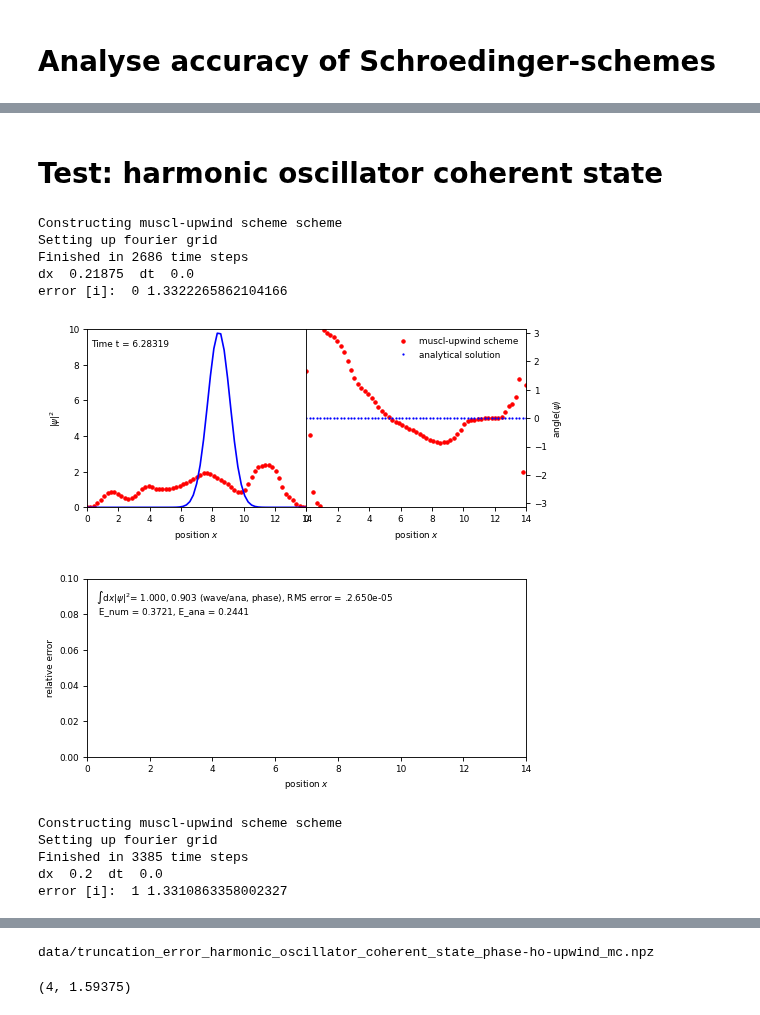
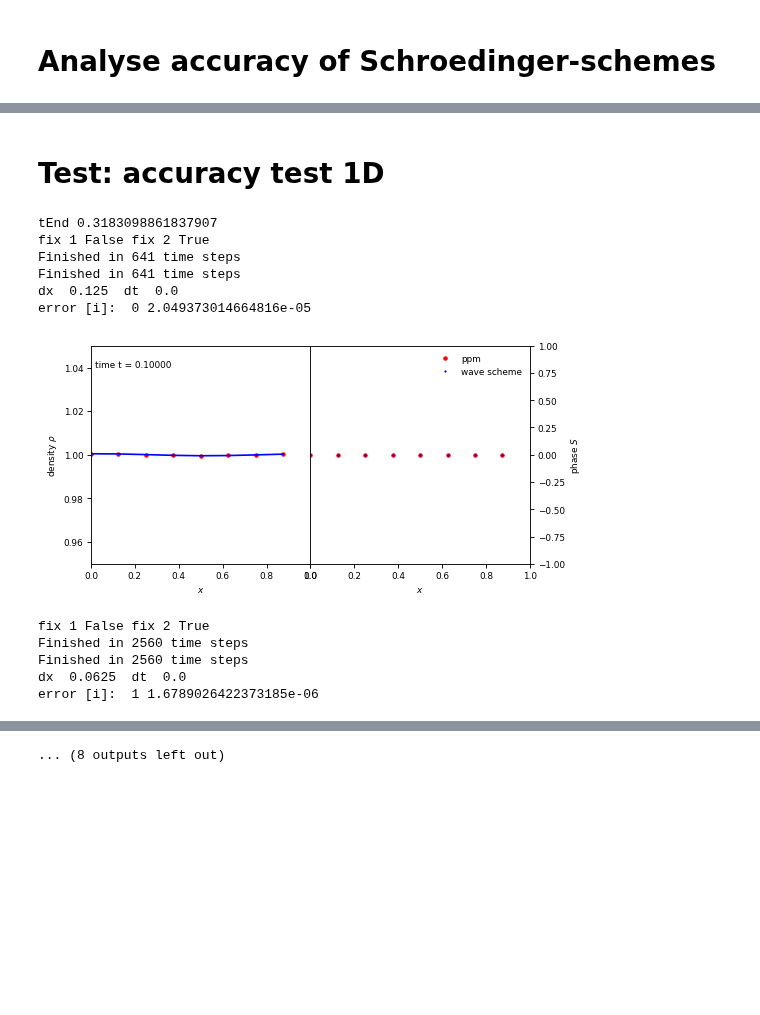
Before and after one commit to KunkelAlexander/fdm-hybrid-scheme, a Jupyter notebook: truncation_error_analysis.ipynb, the cells around one changed output, grey strips where cells are left out. Cells and saved outputs as stored; diff of their text form; code cells hidden in the pictures; blank space fills up the shorter version.

Commit message:
Working third-order phase scheme!

```diff
--- a/truncation_error_analysis.ipynb
+++ b/truncation_error_analysis.ipynb
@@ -77,18 +77,20 @@ from IPython.display import display, Markdown, Latex
 %run src/advection_test_suite.py
 # %%
 test_list = ["gaussian", "tophat"]
-schemes = ["upwind", "sou with limiter", "ppm"]
+schemes = ["upwind", "muscl", "ppm"]
 error_lists = []
 for t in test_list:
     error_list = []
     for s in schemes:
         config = getBaseConfig()
+        config["fix1"] = True
+        config["fix2"] = True
         e, _, _ = analyseError(
             algorithms[s],
             config,
             tests[t],
             tests[t],
-            N=5,
+            N=7,
             increaseSpatialResolution = 2,
             increaseTemporalResolution = 1,
             debug=False,
@@ -140,0 +171,12 @@ for j, t in enumerate(test_list):
+# %%
+for j, t in enumerate(test_list):
+    e0 = error_lists[j][-1][0]
+    xx = np.arange(len(error_lists[j][0]))
+    plt.title("Truncation error fix1 and fix2")
+    for i, label in enumerate(schemes):
+        plt.plot(xx, np.log(error_lists[j][i])/np.log(2) , label=label)
+    plt.plot(xx, np.log(e0 * 1/2**(xx)  ) / np.log(2), label="Linear")
+    plt.plot(xx, np.log(e0 * 1/2**(2*xx)) / np.log(2), label="Quadratic")
+    plt.plot(xx, np.log(e0 * 1/2**(3*xx)) / np.log(2), label="Cubic")
+    plt.legend()
+    plt.show()
@@ -147,19 +438,28 @@ from IPython.display import display, Markdown, Latex
 # %%
-N = 6
+N = 3
 #test_names_1d  = ['accuracy test']
-test_names  = ["harmonic oscillator coherent state"]
-#test_names  = ['periodic gaussian wave packet']
-#test_names  = ['perturbation wave 2D', 'perturbation wave 3D']
+#test_names  = ["harmonic oscillator coherent state"]
+test_names  = ["accuracy test 1D"]
+#test_names  = ['cosmo 2D']
 #test_names = ['periodic gaussian wave packet']#, 'accuracy test 3D']
-schemes_for_accuracy_test = ["phase-ho-upwind_mc"]#, "phase-ho-upwind_mc"]#, "phase-ho-upwind_leer", "phase-ho-upwind_albada"]
+schemes_for_accuracy_test = ["my_ppm", "phase-ho-upwind", "phase-upwind"]#, "phase-ho-upwind_leer", "phase-ho-upwind_albada"]
 #schemes_for_accuracy_test = ["phase-ho-upwind_albada"]"wave-ftcs2", "wave-ftcs4",
 advection  = False
-waveScheme = None#wave_schemes.SpectralScheme
+waveScheme = wave_schemes.SpectralScheme
 
-increaseSpatialResolution  = 1.1
+def ppmConfig(c):
+    c["stencilOrder"] = 3
+    c["timeOrder"]    = 2
+    c["fix1"] = False
+    c["fix2"] = True
+    c["phaseYlim"] = [-1, 1]
+    c["C_parabolic"] = 0.01
+
+increaseSpatialResolution  = 2
 increaseTemporalResolution = 1
 suffix = ""
 plotRuns = True
+scheme_list["my_ppm"] = [PPMScheme, ppmConfig]
 
 for test_name in test_names:
     test, testConfig, potential = test_list[test_name]
@@ -171,46 +471,44 @@ for test_name in test_names:
     for scheme_name in schemes_for_accuracy_test:
         scheme, schemeConfig = scheme_list[scheme_name]
 
         c = getBaseConfig()
         testConfig(c)
         schemeConfig(c)
-        c["timeOrder"] = 2
-        c["stencilOrder"] = 4
-        c["C_parabolic"] = 0.1
-        c["C_velocity"] = 0.25
+        c["tEnd"] = 0.1
 
         p, dx, dt = analyseError(
             scheme,
             c,
             test,
             test,
             N=N,
             increaseTemporalResolution = increaseTemporalResolution,
             increaseSpatialResolution = increaseSpatialResolution,
             debug=plotRuns,
             waveScheme= waveScheme,
             advection = advection,
             potential = potential
         )
 
         truncations_errors[scheme_name] = {
             "errors": p,
             "dx": dx,
             "dt": dt
         }
         filename = "data/truncation_error_" + test_name.replace(" ", "_") + "_" + scheme_name.replace(" ", "_") + suffix + ".npz"
         print(filename)
         np.savez(filename, **(truncations_errors[scheme_name]))
 # %% [output]
-# Test: harmonic oscillator coherent state
+# Test: accuracy test 1D
-Constructing muscl-upwind scheme scheme
-Setting up fourier grid
-Finished in 2686 time steps
-dx  0.21875  dt  0.0
-error [i]:  0 1.3322265862104166
+tEnd 0.3183098861837907
+fix 1 False fix 2 True
+Finished in 641 time steps
+Finished in 641 time steps
+dx  0.125  dt  0.0
+error [i]:  0 2.049373014664816e-05
-[figure, old version]
+[figure, new version]
-Constructing muscl-upwind scheme scheme
-Setting up fourier grid
-Finished in 3385 time steps
-dx  0.2  dt  0.0
-error [i]:  1 1.3310863358002327
+fix 1 False fix 2 True
+Finished in 2560 time steps
+Finished in 2560 time steps
+dx  0.0625  dt  0.0
+error [i]:  1 1.6789026422373185e-06
@@ -242,7 +538 @@ error [i]:  5 1.3262684212669034
-data/truncation_error_harmonic_oscillator_coherent_state_phase-ho-upwind_mc.npz
+... (8 outputs left out)
-# %%
-data = np.load("data/truncation_error_periodic_gaussian_wave_packet_phase-ho-upwind.npz")
-dx = data["dx"]
-len(dx), dx[0]/dx[1]
-# %% [output]
-(4, 1.59375)
```
Also changed, not shown: parts of 14 cells of this notebook, 1 other file.
